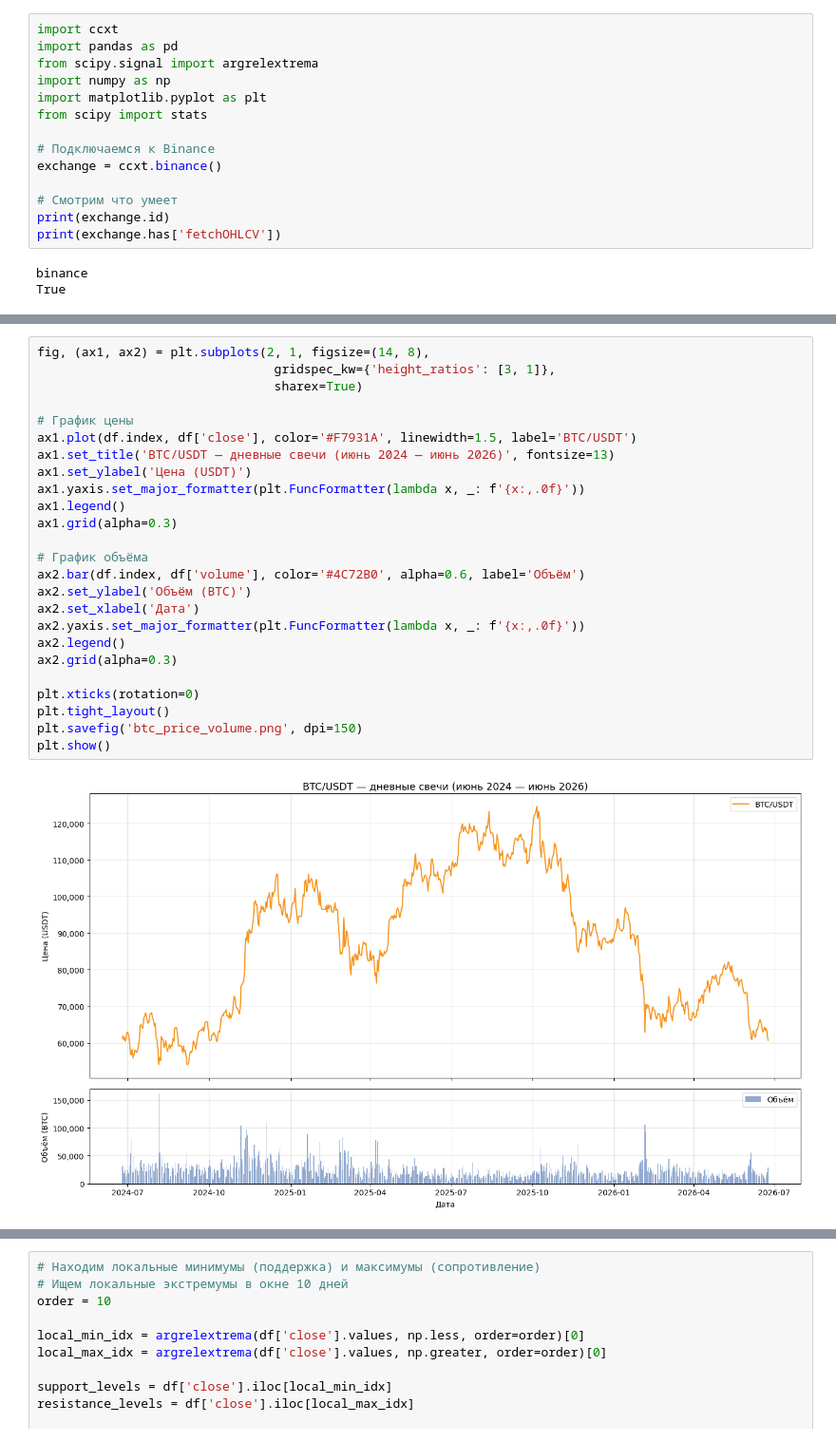
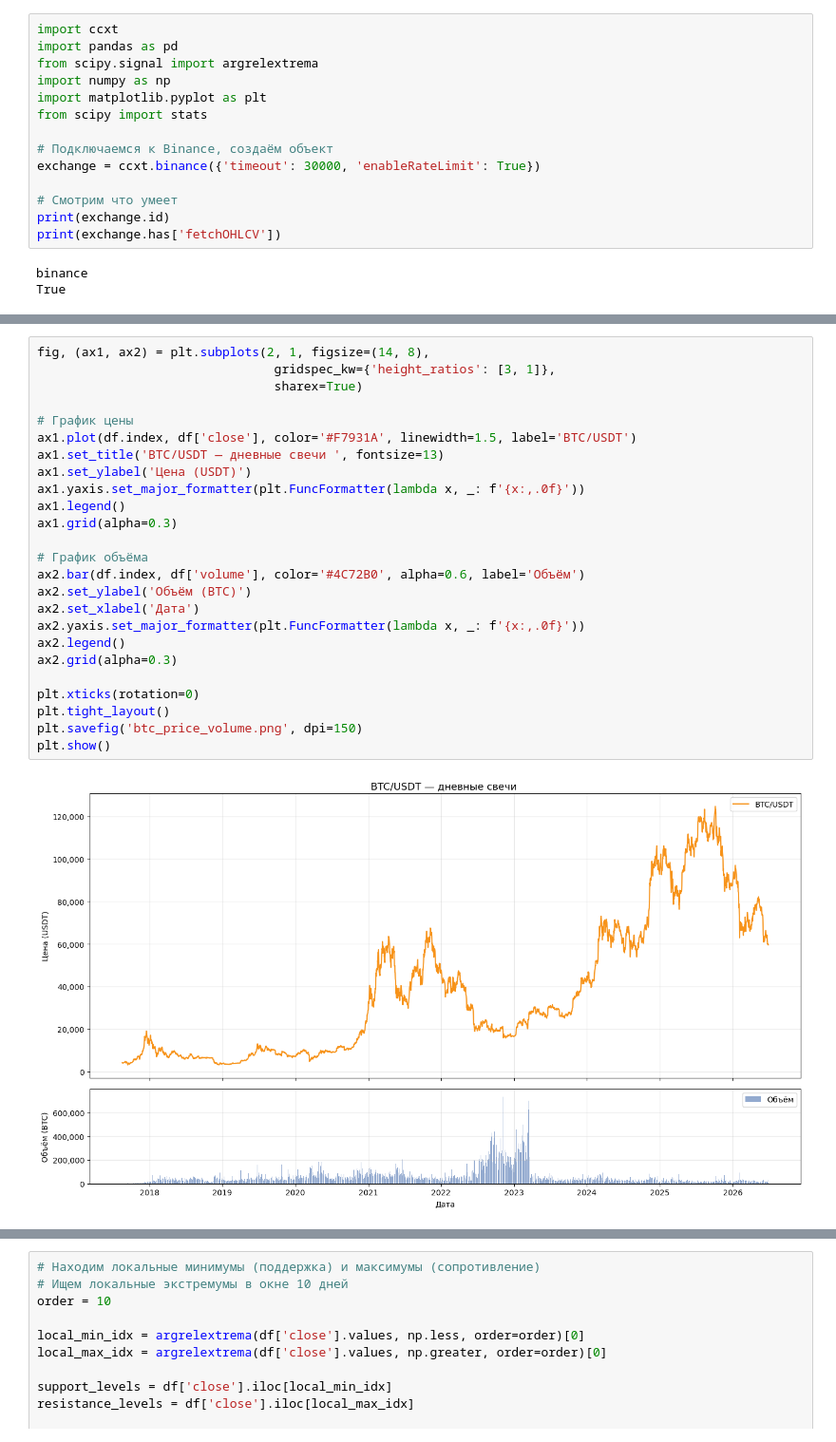
Before and after one commit to sanykiv/btc-market-analysis, a Jupyter notebook: btc-market-analysis.ipynb, the cells around one changed output, grey strips where cells are left out. Shown at 95% size. Cells and saved outputs as stored; diff of their text form.

```diff
--- a/btc-market-analysis.ipynb
+++ b/btc-market-analysis.ipynb
@@ -27,8 +40,8 @@ import numpy as np
 import matplotlib.pyplot as plt
 from scipy import stats
 
-# Подключаемся к Binance
-exchange = ccxt.binance()
+# Подключаемся к Binance, создаём объект
+exchange = ccxt.binance({'timeout': 30000, 'enableRateLimit': True})
 
 # Смотрим что умеет
 print(exchange.id)
@@ -99,27 +117,27 @@ max    124658.54  126199.63  123084.00  124658.54  162065.59
 # %%
 fig, (ax1, ax2) = plt.subplots(2, 1, figsize=(14, 8),
                                 gridspec_kw={'height_ratios': [3, 1]},
                                 sharex=True)
 
 # График цены
 ax1.plot(df.index, df['close'], color='#F7931A', linewidth=1.5, label='BTC/USDT')
-ax1.set_title('BTC/USDT — дневные свечи (июнь 2024 — июнь 2026)', fontsize=13)
+ax1.set_title('BTC/USDT — дневные свечи ', fontsize=13)
 ax1.set_ylabel('Цена (USDT)')
 ax1.yaxis.set_major_formatter(plt.FuncFormatter(lambda x, _: f'{x:,.0f}'))
 ax1.legend()
 ax1.grid(alpha=0.3)
 
 # График объёма
 ax2.bar(df.index, df['volume'], color='#4C72B0', alpha=0.6, label='Объём')
 ax2.set_ylabel('Объём (BTC)')
 ax2.set_xlabel('Дата')
 ax2.yaxis.set_major_formatter(plt.FuncFormatter(lambda x, _: f'{x:,.0f}'))
 ax2.legend()
 ax2.grid(alpha=0.3)
 
 plt.xticks(rotation=0)
 plt.tight_layout()
 plt.savefig('btc_price_volume.png', dpi=150)
 plt.show()
 # %% [output]
-[figure, old version]
+[figure, new version]
```
Also changed, not shown: parts of 55 cells of this notebook, 13 other files.
